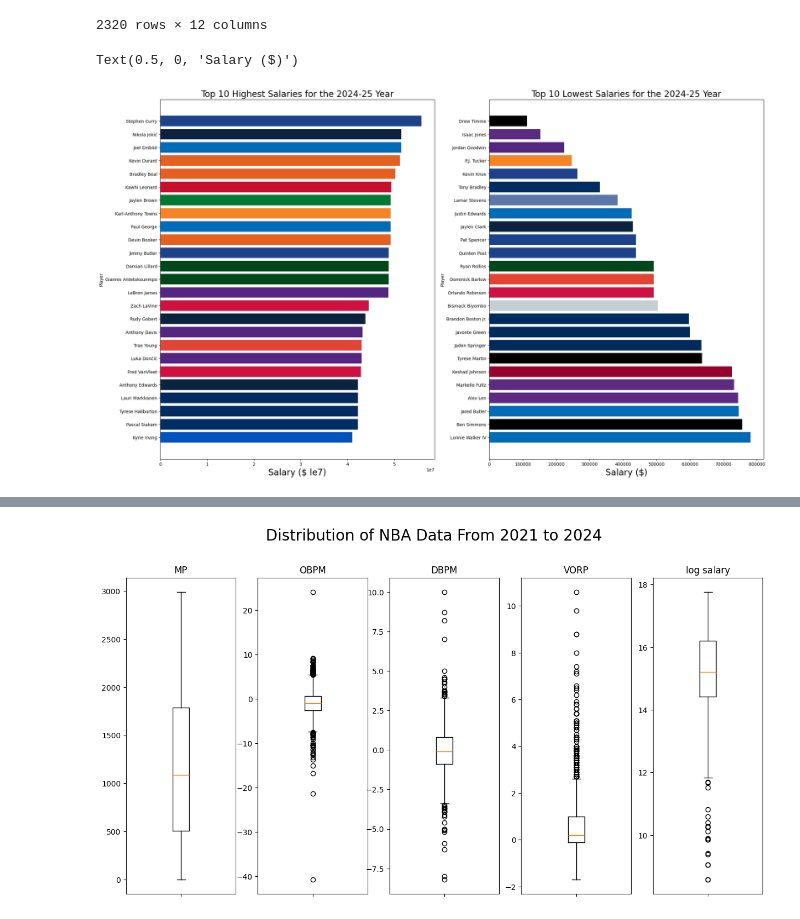
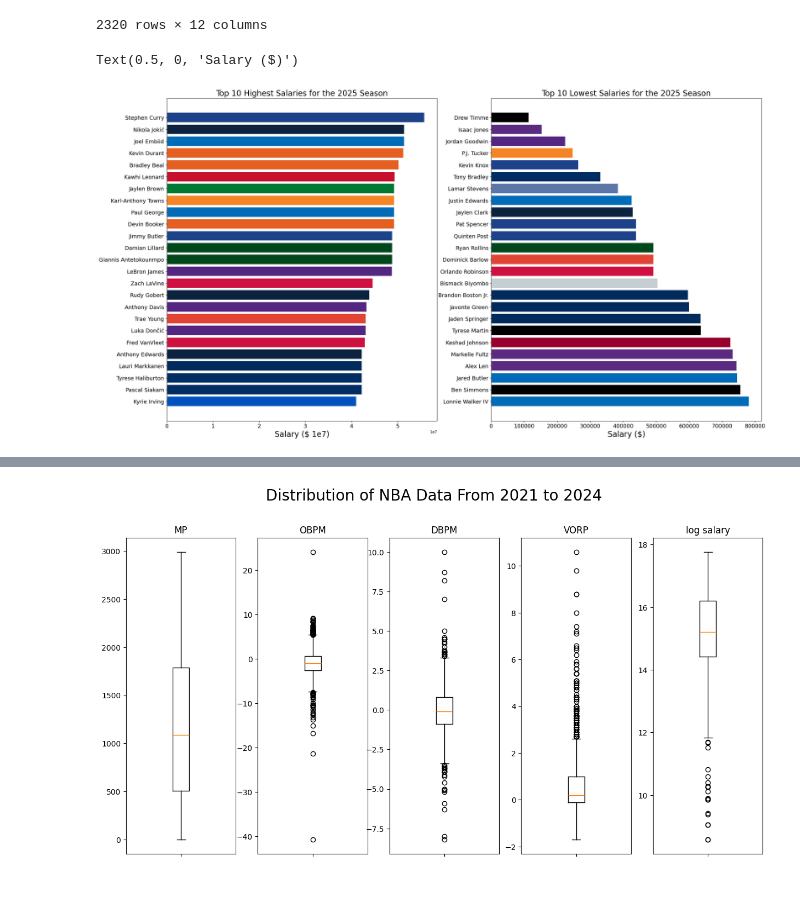
Before and after one commit to jhatch3/NBA-Salary-Minning, a Jupyter notebook: NBA-Salary/main.ipynb, the cells around one changed output, grey strips where cells are left out. Cells and saved outputs as stored; diff of their text form; code cells hidden in the pictures; blank space fills up the shorter version.

```diff
--- a/NBA-Salary/main.ipynb
+++ b/NBA-Salary/main.ipynb
@@ -13,10 +14,14 @@ from sklearn.metrics import mean_squared_error, r2_score
 # Used to color bar charts for each team
 color_df = pd.read_csv("Data/team_colors.csv")
 # %%
+# Read in data and add log salary
 df_original = pd.read_csv("Data/clean/master_data.csv")
+df_original["log salary"] = np.log(df_original["Salary"])
+
+# Include each team hex color for graphing
 df_merged = df_original.merge(color_df, on="Team", how="left")
-df_merged["log salary"] = np.log(df_merged["Salary"])
-df_original["log salary"] = np.log(df_original["Salary"])
+
+# Add
 df_merged
 # %% [output]
 |  | Player | Player-additional | Team | MP | OBPM | DBPM | VORP | Pos | Year | Salary | ... |
@@ -34,30 +39,25 @@ df_merged
 2320 rows × 12 columns
 # %%
 # EDA For 2025
+df_2025 = df_merged[df_merged["Year"] == 2025]
 
-df_2025 = df_merged[df_merged["Year"] == 2025]
 
 highest_paid_10 = df_2025.sort_values("Salary", ascending=False).head(25).sort_values("Salary", ascending=True)
 lowest_paid_10 = df_2025.sort_values("Salary", ascending=True).head(25).sort_values("Salary", ascending=False)
 
-fig, ax = plt.subplots(1, 2, figsize=(25, 15), sharey=False)
-
+fig, ax = plt.subplots(1, 2, figsize=(27.5, 15), sharey=False)
 
 ax[0].barh(highest_paid_10["Player"], highest_paid_10["Salary"], color=highest_paid_10["hex"])
-
-
-ax[0].set_title("Top 10 Highest Salaries for the 2024-25 Year", size=20, y=1)
-ax[0].set_ylabel("Player")
+ax[0].set_title("Top 10 Highest Salaries for the 2025 Season", size=20, y=1)
+ax[0].tick_params(axis="both", labelsize=14)
 ax[0].set
-ax[0].set_xlabel("Salary ($ le7)", size=20)
-
-
+ax[0].set_xlabel("Salary ($ 1e7)", size=20)
 ax[1].barh(y=lowest_paid_10["Player"], width = lowest_paid_10["Salary"], color=lowest_paid_10["hex"])
-ax[1].set_title("Top 10 Lowest Salaries for the 2024-25 Year", size=20, y = 1)
-ax[1].set_ylabel("Player")
+ax[1].set_title("Top 10 Lowest Salaries for the 2025 Season", size=20, y = 1)
+ax[1].tick_params(axis="both", labelsize=14)
 ax[1].set
 ax[1].set_xlabel("Salary ($)", size=20)
 # %% [output]
 Text(0.5, 0, 'Salary ($)')
-[figure, old version]
+[figure, new version]
 # %%
```
Also changed, not shown: parts of 25 cells of this notebook, 2 other files.
